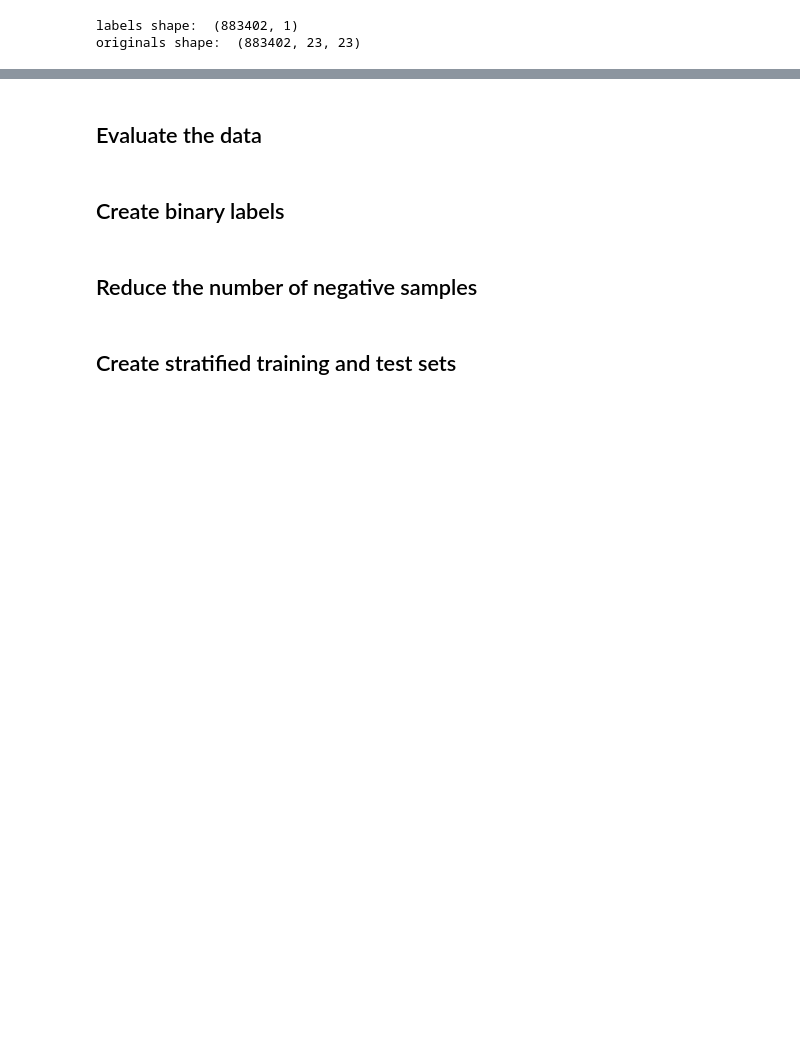
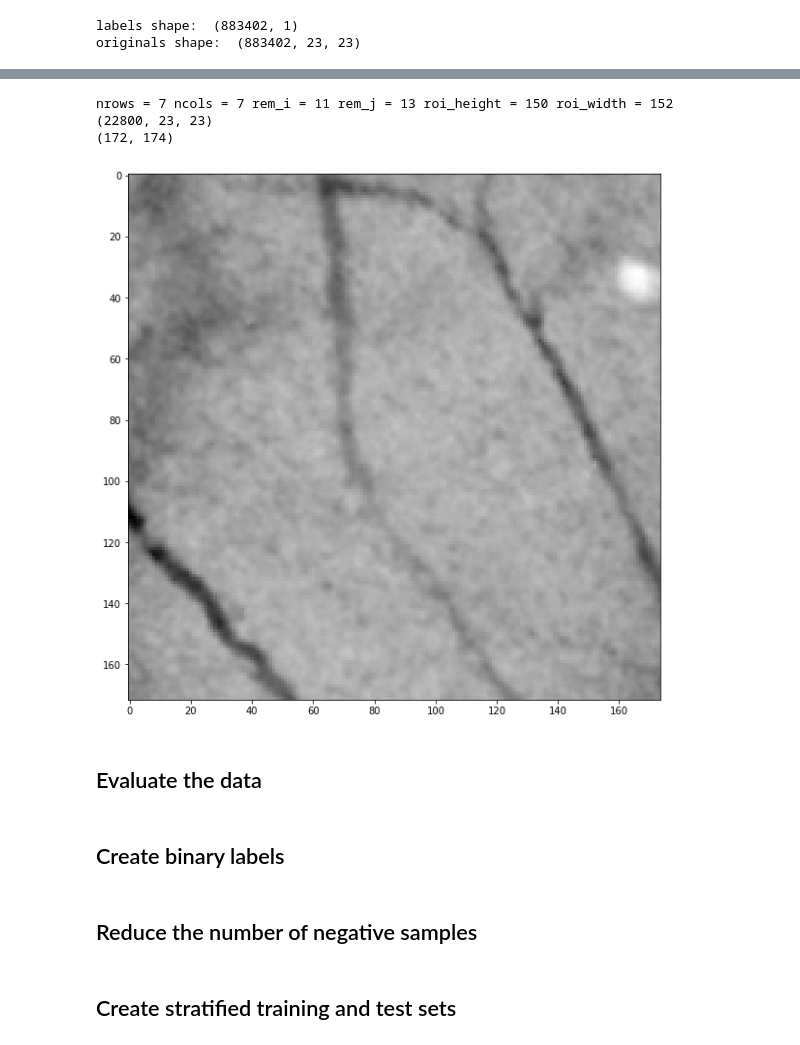
Before and after one commit to vlada-rozova/vessel-detection, a Jupyter notebook: preprocess_data.ipynb, the cells around one changed output, grey strips where cells are left out. Saved outputs shown, nothing was run; the diff lists cells and outputs as text; code cells hidden in the pictures; blank space fills up the shorter version.

```diff
--- a/preprocess_data.ipynb
+++ b/preprocess_data.ipynb
@@ -95,0 +44,7 @@ plot_patches_without_overlap(originals[:49, :, :], nrows = 7, ncols = 7, patch_s
+# %%
+load_data.plot_patches(originals[252720:275520, : , :], 172, 174, 23)
+# %% [output]
+nrows = 7 ncols = 7 rem_i = 11 rem_j = 13 roi_height = 150 roi_width = 152
+(22800, 23, 23)
+(172, 174)
+[figure, added]
```
Also changed, not shown: parts of 6 cells of this notebook.
